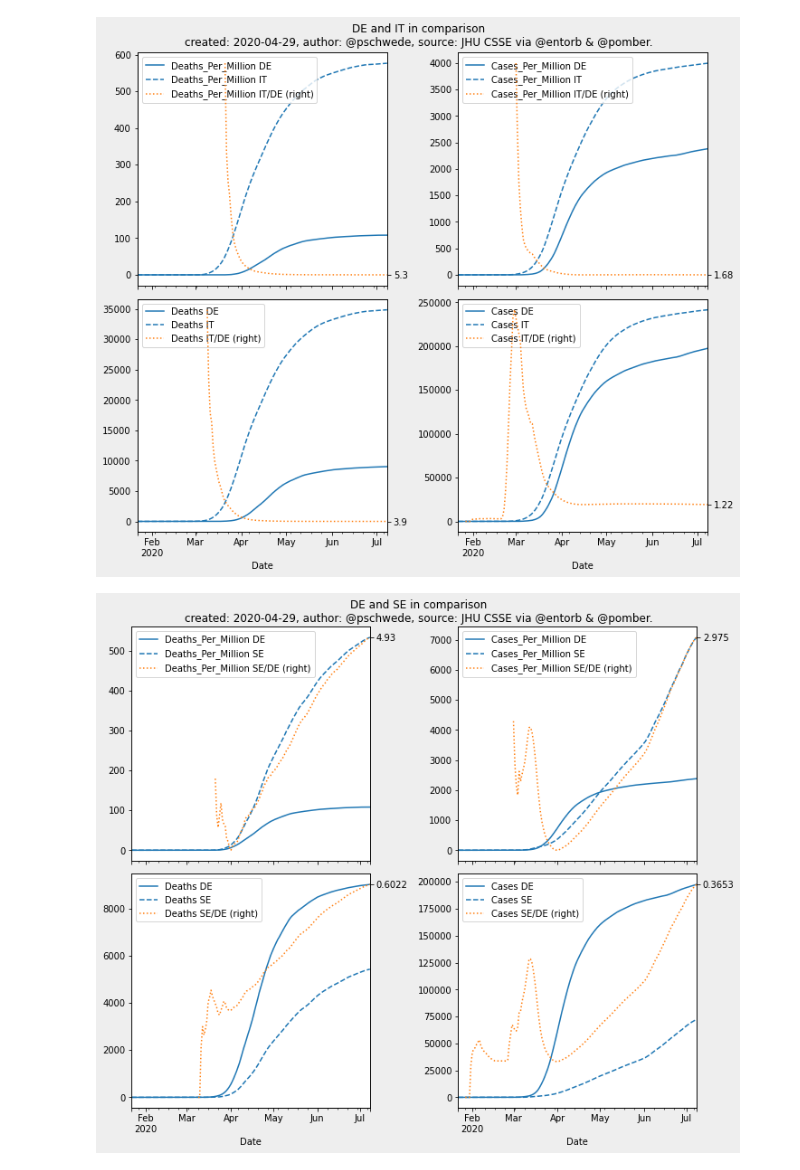
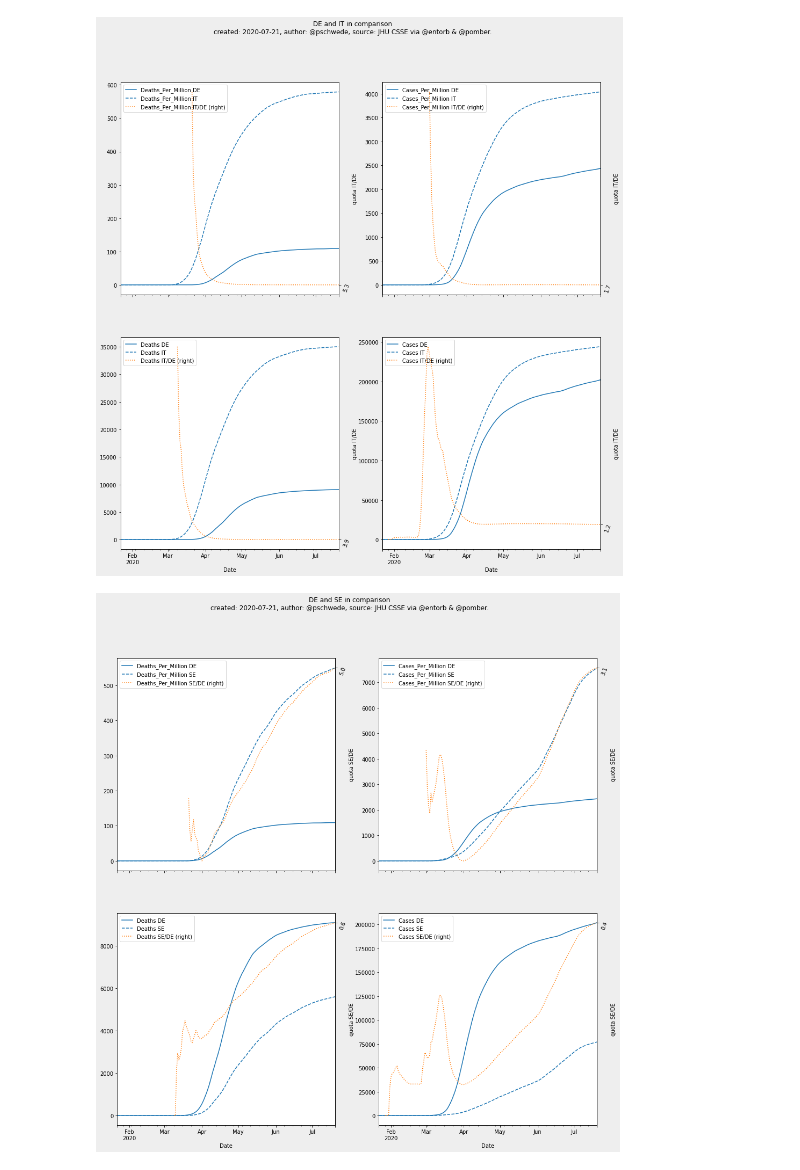
Before and after one commit to pschwede/covid19plots, a Jupyter notebook: countries_in_comparison.ipynb, the cells around one changed output. Saved outputs shown, nothing was run; the diff lists cells and outputs as text; code cells hidden in the pictures.

```diff
--- a/countries_in_comparison.ipynb
+++ b/countries_in_comparison.ipynb
@@ -1,37 +1,43 @@
 # %%
 import numpy as np
 import pandas as pd
 import matplotlib.pyplot as plt
+import datetime
 
 from scrape import entorb
 
 fst = 'DE'
 for snd in ['IT', 'SE', 'US', 'CN', 'RU']:
-  de = entorb.to_dataframe(nation=fst).rolling('7D').mean()
-  se = entorb.to_dataframe(nation=snd).rolling('7D').mean()
-  df = se / de
+    de = entorb.to_dataframe(nation=fst).rolling('7D').mean()
+    se = entorb.to_dataframe(nation=snd).rolling('7D').mean()
+    df = se / de
 
-  fig, axes = plt.subplots(ncols=2, nrows=2)
-  for ax, to_compare in zip(axes.flat, ['Deaths_Per_Million',
-                                        'Cases_Per_Million',
-                                        'Deaths',
-                                        'Cases']):
-    de[to_compare].plot(ax=ax, label="%s %s" % (to_compare, fst))
-    se[to_compare].plot(ax=ax, label="%s %s" % (to_compare, snd),
-                        linestyle='--', color=ax.lines[-1].get_color())
-    ax2 = df[to_compare].plot(ax=ax,
-                              label="%s %s/DE (right)" % (to_compare, snd),
-                              secondary_y=True,
-                              linestyle=':' )
-    ax2.set_yticks([df[to_compare].replace(np.inf, np.nan).tail(1).values[0]])
-    ax.legend(handles=ax.lines + ax2.lines, loc='upper left')
-  fig.set_size_inches(10,9)
-  fig.suptitle(("%s and %s in comparison\n"
-                "created: 2020-04-29, "
-                "author: @pschwede, "
-                "source: JHU CSSE via @entorb & @pomber.") % (fst, snd))
-  fig.set_facecolor('#EEE')
-  fig.tight_layout(rect=(0, 0.03, 1, 0.95))
+    fig, axes = plt.subplots(ncols=2, nrows=2)
+    for ax, to_compare in zip(axes.flat, ['Deaths_Per_Million',
+                                          'Cases_Per_Million',
+                                          'Deaths',
+                                          'Cases']):
+        de[to_compare].plot(ax=ax, label="%s %s" % (to_compare, fst))
+        se[to_compare].plot(ax=ax, label="%s %s" % (to_compare, snd),
+                            linestyle='--', color=ax.lines[-1].get_color())
+        ax2 = df[to_compare].plot(ax=ax,
+                                  label="%s %s/DE (right)" % (to_compare, snd),
+                                  secondary_y=True,
+                                  linestyle=':' )
+        yticks=[df[to_compare].replace(np.inf, np.nan).tail(1).values[0]]
+        ax2.set_yticks(yticks)
+        ax2.set_yticklabels(["%.1f" % y for y in yticks], rotation=70)
+        ax2.set_ylabel("quota %s/DE" % snd)
+        ax.legend(handles=ax.lines + ax2.lines, loc='upper left')
+    fig.set_size_inches(16,16)
+    now = datetime.datetime.now()
+    fig.suptitle(("%s and %s in comparison\n"
+                  "created: %04d-%02d-%02d, "
+                  "author: @pschwede, "
+                  "source: JHU CSSE via @entorb & @pomber.") % (fst, snd, now.year, now.month, now.day))
+    fig.set_facecolor('#EEE')
+    #fig.tight_layout(rect=(0, 0.03, 1, 0.95))
+    plt.show()
 # %% [output]
-[figure, old version]
+[figure, new version]
-[figure, old version]
+[figure, new version]
```
Also changed, not shown: parts of 1 cell of this notebook, 6 other files.
